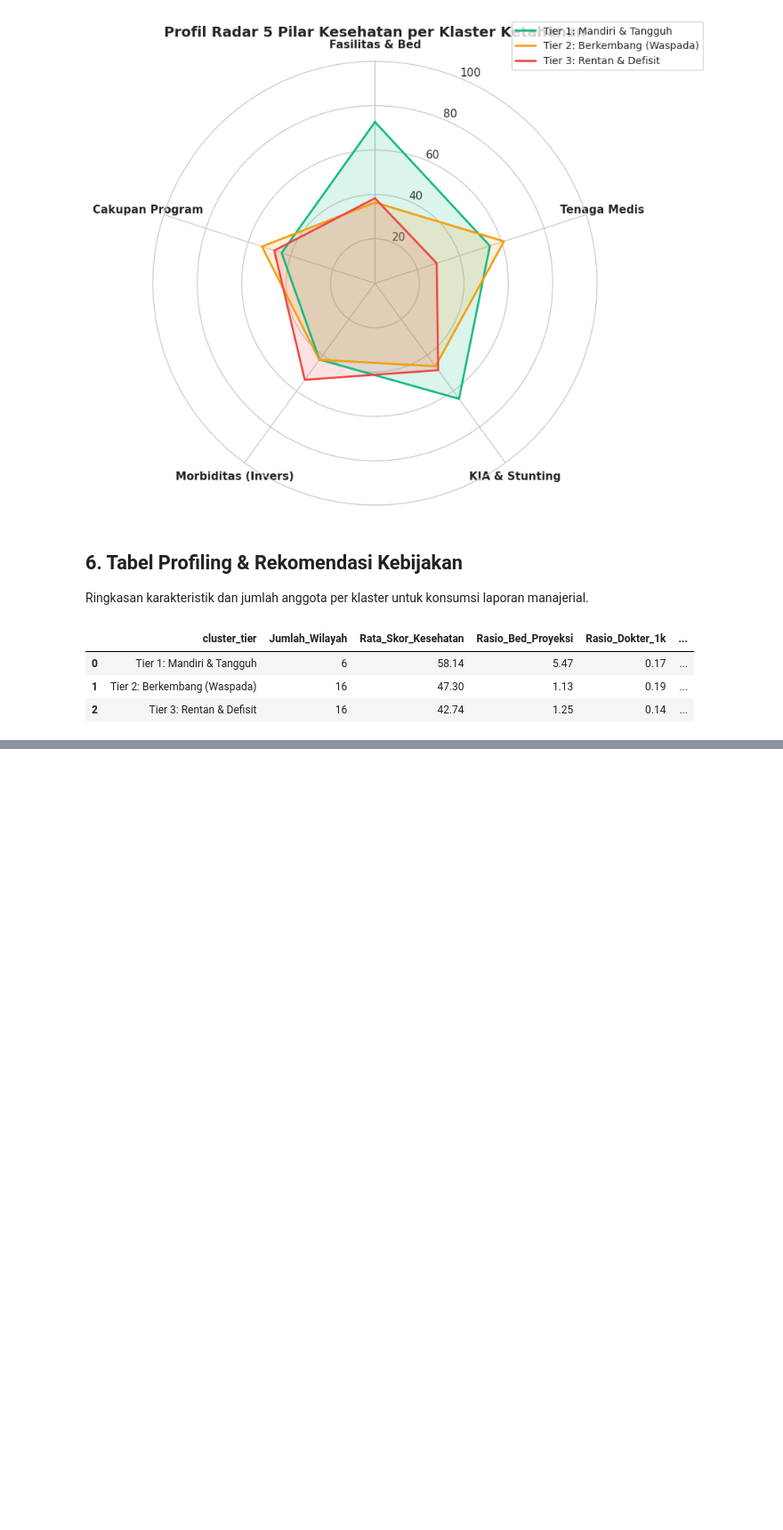
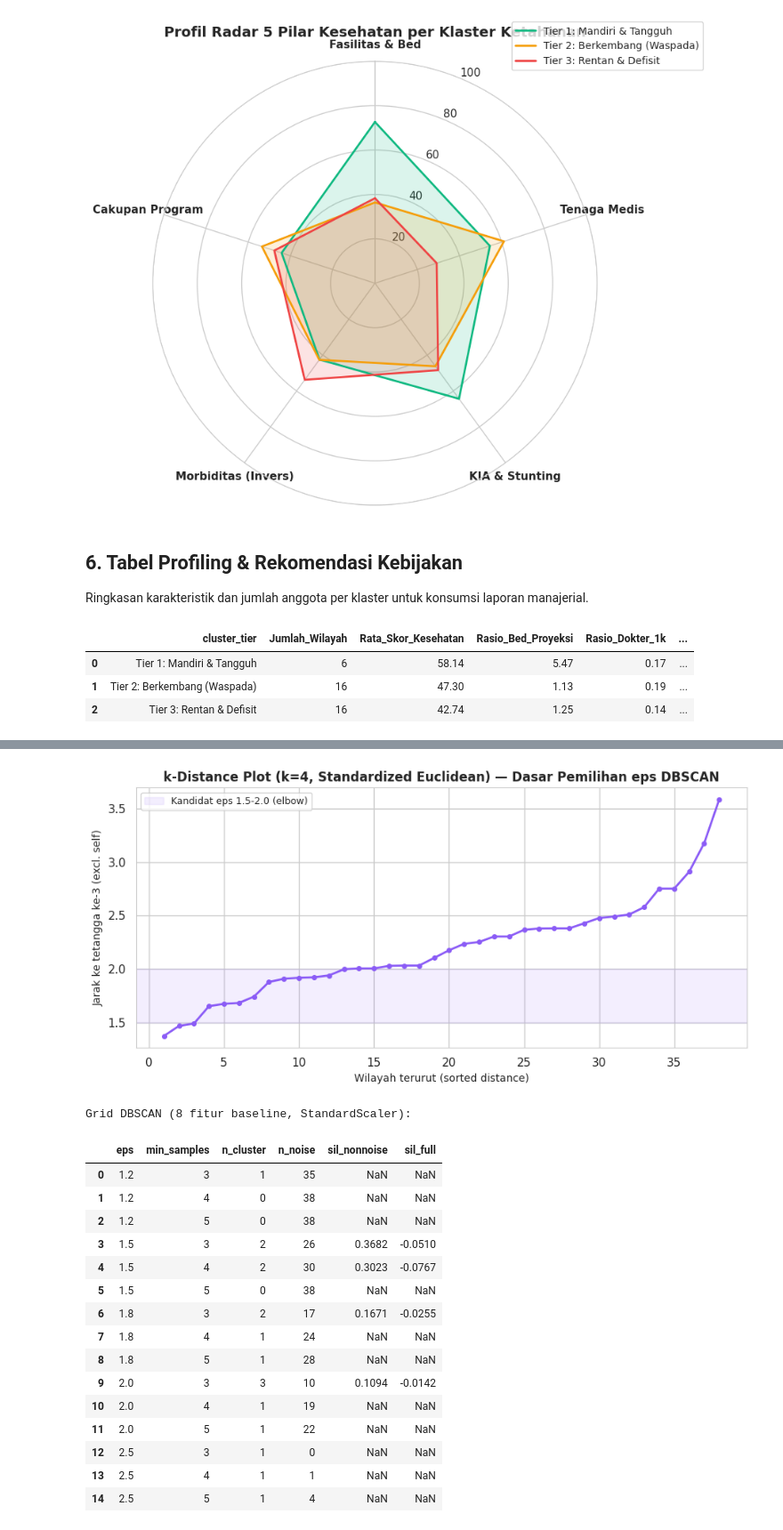
Before and after one commit to Josshua-DSA/OpenData-Cura, a Jupyter notebook: experiments/notebooks/02_regional_resilience_clustering.ipynb, the cells around one changed output, grey strips where cells are left out. Shown at 89% size. Cells and saved outputs as stored; diff of their text form; code cells hidden in the pictures; blank space fills up the shorter version.

```diff
--- a/experiments/notebooks/02_regional_resilience_clustering.ipynb
+++ b/experiments/notebooks/02_regional_resilience_clustering.ipynb
@@ -231,0 +239,66 @@ summary_table
+# %%
+# --- 7a. Pemilihan eps via k-distance + grid search DBSCAN ---
+from sklearn.cluster import OPTICS
+from sklearn.neighbors import NearestNeighbors
+from sklearn.metrics import calinski_harabasz_score
+
+# k-distance: n_neighbors = min_samples (mencakup titik itu sendiri -> ambil kolom terakhir)
+nn = NearestNeighbors(n_neighbors=4)
+nn.fit(X_scaled)
+dists, _ = nn.kneighbors(X_scaled)
+kdist = np.sort(dists[:, -1])
+
+fig, ax = plt.subplots(figsize=(9, 4.5))
+ax.plot(range(1, len(kdist)+1), kdist, marker='o', markersize=4, color='#8B5CF6', linewidth=2)
+ax.axhspan(1.5, 2.0, color='#8B5CF6', alpha=0.10, label='Kandidat eps 1.5-2.0 (elbow)')
+ax.set_title('k-Distance Plot (k=4, Standardized Euclidean) — Dasar Pemilihan eps DBSCAN', fontsize=12, fontweight='bold')
+ax.set_xlabel('Wilayah terurut (sorted distance)', fontsize=10)
+ax.set_ylabel('Jarak ke tetangga ke-3 (excl. self)', fontsize=10)
+ax.legend(fontsize=9)
+plt.tight_layout()
+plt.show()
+
+# Grid search kecil: eps x min_samples
+rows = []
+for eps in [1.2, 1.5, 1.8, 2.0, 2.5]:
+    for ms in [3, 4, 5]:
+        lb = DBSCAN(eps=eps, min_samples=ms).fit_predict(X_scaled)
+        ncl = len(set(lb)) - (1 if -1 in lb else 0)
+        nnoise = list(lb).count(-1)
+        sil_nn, sil_full = np.nan, np.nan
+        if ncl >= 2:
+            mask = np.array(lb) != -1
+            try:
+                if mask.sum() > ncl and len(set(np.array(lb)[mask])) >= 2:
+                    sil_nn = silhouette_score(X_scaled[mask], np.array(lb)[mask])
+            except Exception:
+                pass
+            try:
+                sil_full = silhouette_score(X_scaled, lb)
+            except Exception:
+                pass
+        rows.append({'eps': eps, 'min_samples': ms, 'n_cluster': ncl, 'n_noise': nnoise,
+                     'sil_nonnoise': round(float(sil_nn), 4) if not np.isnan(sil_nn) else None,
+                     'sil_full': round(float(sil_full), 4) if not np.isnan(sil_full) else None})
+grid_dbscan = pd.DataFrame(rows)
+print("Grid DBSCAN (8 fitur baseline, StandardScaler):")
+grid_dbscan
+# %% [output]
+[figure, added]
+Grid DBSCAN (8 fitur baseline, StandardScaler):
+|  | eps | min_samples | n_cluster | n_noise | sil_nonnoise | sil_full |
+| 0 | 1.2 | 3 | 1 | 35 | NaN | NaN |
+| 1 | 1.2 | 4 | 0 | 38 | NaN | NaN |
+| 2 | 1.2 | 5 | 0 | 38 | NaN | NaN |
+| 3 | 1.5 | 3 | 2 | 26 | 0.3682 | -0.0510 |
+| 4 | 1.5 | 4 | 2 | 30 | 0.3023 | -0.0767 |
+| 5 | 1.5 | 5 | 0 | 38 | NaN | NaN |
+| 6 | 1.8 | 3 | 2 | 17 | 0.1671 | -0.0255 |
+| 7 | 1.8 | 4 | 1 | 24 | NaN | NaN |
+| 8 | 1.8 | 5 | 1 | 28 | NaN | NaN |
+| 9 | 2.0 | 3 | 3 | 10 | 0.1094 | -0.0142 |
+| 10 | 2.0 | 4 | 1 | 19 | NaN | NaN |
+| 11 | 2.0 | 5 | 1 | 22 | NaN | NaN |
+| 12 | 2.5 | 3 | 1 | 0 | NaN | NaN |
+| 13 | 2.5 | 4 | 1 | 1 | NaN | NaN |
+| 14 | 2.5 | 5 | 1 | 4 | NaN | NaN |
```
Also changed, not shown: parts of 11 cells of this notebook, 16 other files.
